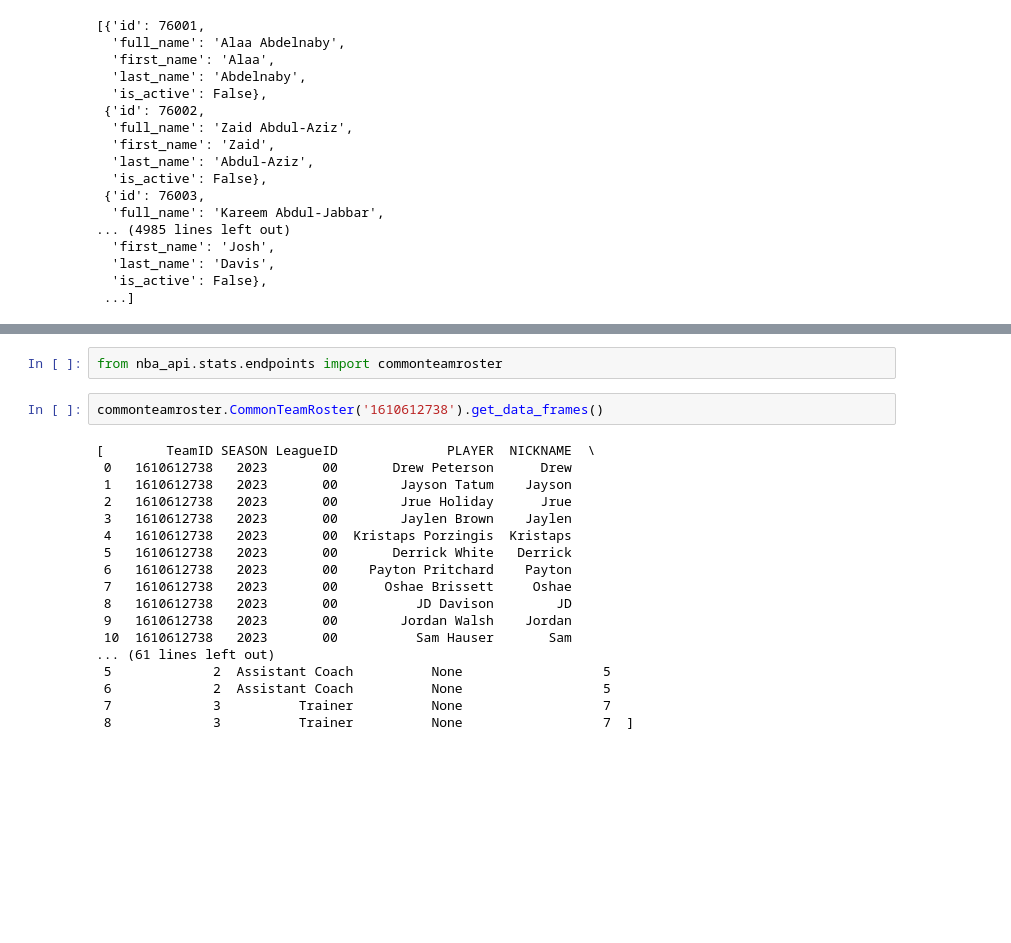
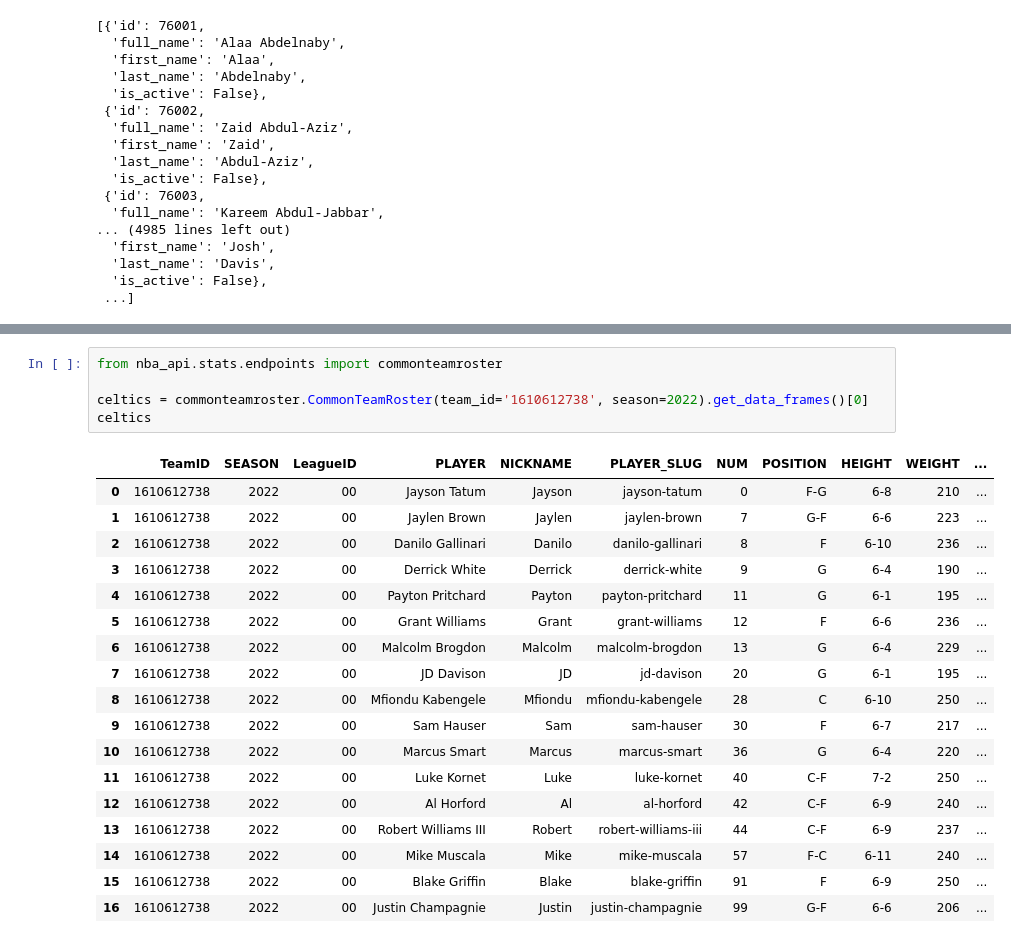
Before and after one commit to VickusWan/fantasy_nba_dashboard, a Jupyter notebook: testing.ipynb, the cells around one changed output, grey strips where cells are left out. Drawn from its saved outputs; the diff is of its cells as text; blank space fills up the shorter version.

Commit message:
added table inserts

```diff
--- a/testing.ipynb
+++ b/testing.ipynb
@@ -53,22 +99,24 @@ Number of players fetched: 4900
 # %%
 from nba_api.stats.endpoints import commonteamroster
+
+celtics = commonteamroster.CommonTeamRoster(team_id='1610612738', season=2022).get_data_frames()[0]
+celtics
+# %% [output]
+|  | TeamID | SEASON | LeagueID | PLAYER | NICKNAME | PLAYER_SLUG | NUM | POSITION | HEIGHT | WEIGHT | ... |
+| 0 | 1610612738 | 2022 | 00 | Jayson Tatum | Jayson | jayson-tatum | 0 | F-G | 6-8 | 210 | ... |
+| 1 | 1610612738 | 2022 | 00 | Jaylen Brown | Jaylen | jaylen-brown | 7 | G-F | 6-6 | 223 | ... |
+| 2 | 1610612738 | 2022 | 00 | Danilo Gallinari | Danilo | danilo-gallinari | 8 | F | 6-10 | 236 | ... |
+| 3 | 1610612738 | 2022 | 00 | Derrick White | Derrick | derrick-white | 9 | G | 6-4 | 190 | ... |
+| 4 | 1610612738 | 2022 | 00 | Payton Pritchard | Payton | payton-pritchard | 11 | G | 6-1 | 195 | ... |
+| 5 | 1610612738 | 2022 | 00 | Grant Williams | Grant | grant-williams | 12 | F | 6-6 | 236 | ... |
+| 6 | 1610612738 | 2022 | 00 | Malcolm Brogdon | Malcolm | malcolm-brogdon | 13 | G | 6-4 | 229 | ... |
+| 7 | 1610612738 | 2022 | 00 | JD Davison | JD | jd-davison | 20 | G | 6-1 | 195 | ... |
+| 8 | 1610612738 | 2022 | 00 | Mfiondu Kabengele | Mfiondu | mfiondu-kabengele | 28 | C | 6-10 | 250 | ... |
+| 9 | 1610612738 | 2022 | 00 | Sam Hauser | Sam | sam-hauser | 30 | F | 6-7 | 217 | ... |
+| 10 | 1610612738 | 2022 | 00 | Marcus Smart | Marcus | marcus-smart | 36 | G | 6-4 | 220 | ... |
+| 11 | 1610612738 | 2022 | 00 | Luke Kornet | Luke | luke-kornet | 40 | C-F | 7-2 | 250 | ... |
+| 12 | 1610612738 | 2022 | 00 | Al Horford | Al | al-horford | 42 | C-F | 6-9 | 240 | ... |
+| 13 | 1610612738 | 2022 | 00 | Robert Williams III | Robert | robert-williams-iii | 44 | C-F | 6-9 | 237 | ... |
+| 14 | 1610612738 | 2022 | 00 | Mike Muscala | Mike | mike-muscala | 57 | F-C | 6-11 | 240 | ... |
+| 15 | 1610612738 | 2022 | 00 | Blake Griffin | Blake | blake-griffin | 91 | F | 6-9 | 250 | ... |
+| 16 | 1610612738 | 2022 | 00 | Justin Champagnie | Justin | justin-champagnie | 99 | G-F | 6-6 | 206 | ... |
-# %%
-commonteamroster.CommonTeamRoster('1610612738').get_data_frames()
-# %% [output]
-[        TeamID SEASON LeagueID              PLAYER  NICKNAME  \
- 0   1610612738   2023       00       Drew Peterson      Drew
- 1   1610612738   2023       00        Jayson Tatum    Jayson
- 2   1610612738   2023       00        Jrue Holiday      Jrue
- 3   1610612738   2023       00        Jaylen Brown    Jaylen
- 4   1610612738   2023       00  Kristaps Porzingis  Kristaps
- 5   1610612738   2023       00       Derrick White   Derrick
- 6   1610612738   2023       00    Payton Pritchard    Payton
- 7   1610612738   2023       00      Oshae Brissett     Oshae
- 8   1610612738   2023       00          JD Davison        JD
- 9   1610612738   2023       00        Jordan Walsh    Jordan
- 10  1610612738   2023       00          Sam Hauser       Sam
-... (61 lines left out)
- 5             2  Assistant Coach          None                  5
- 6             2  Assistant Coach          None                  5
- 7             3          Trainer          None                  7
- 8             3          Trainer          None                  7  ]
```
Also changed, not shown: parts of 6 cells of this notebook, 7 other files.
